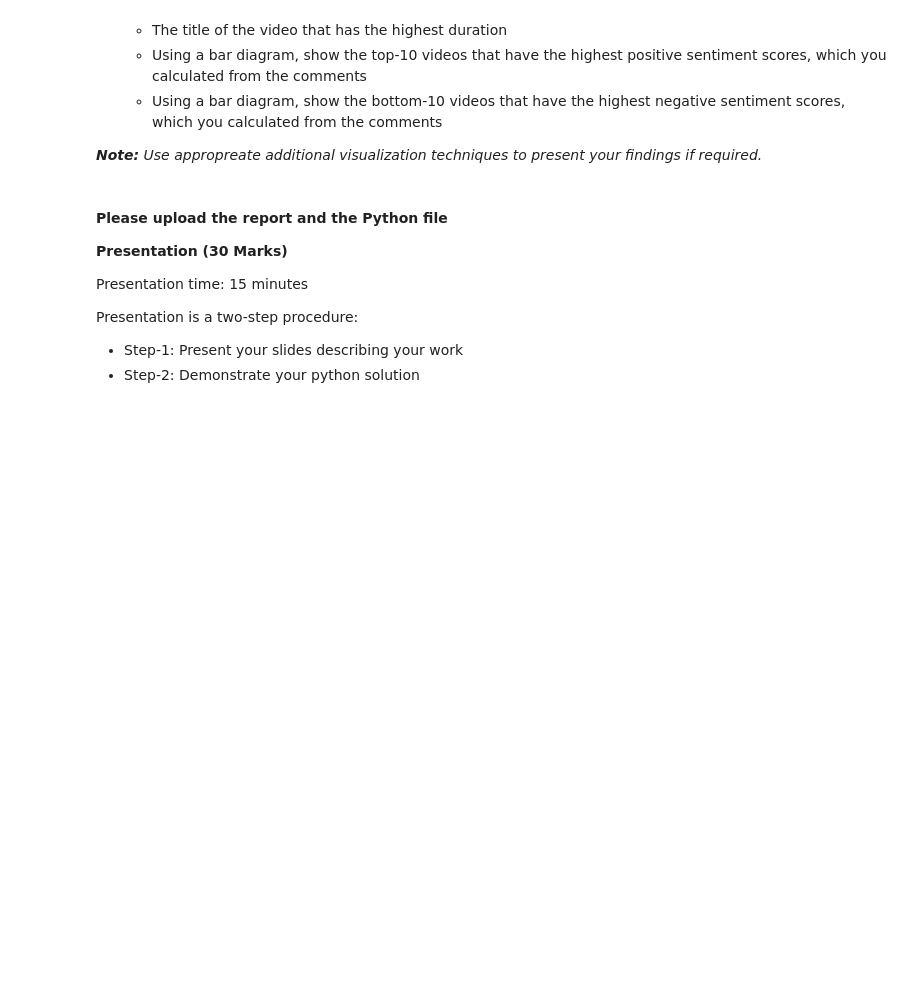
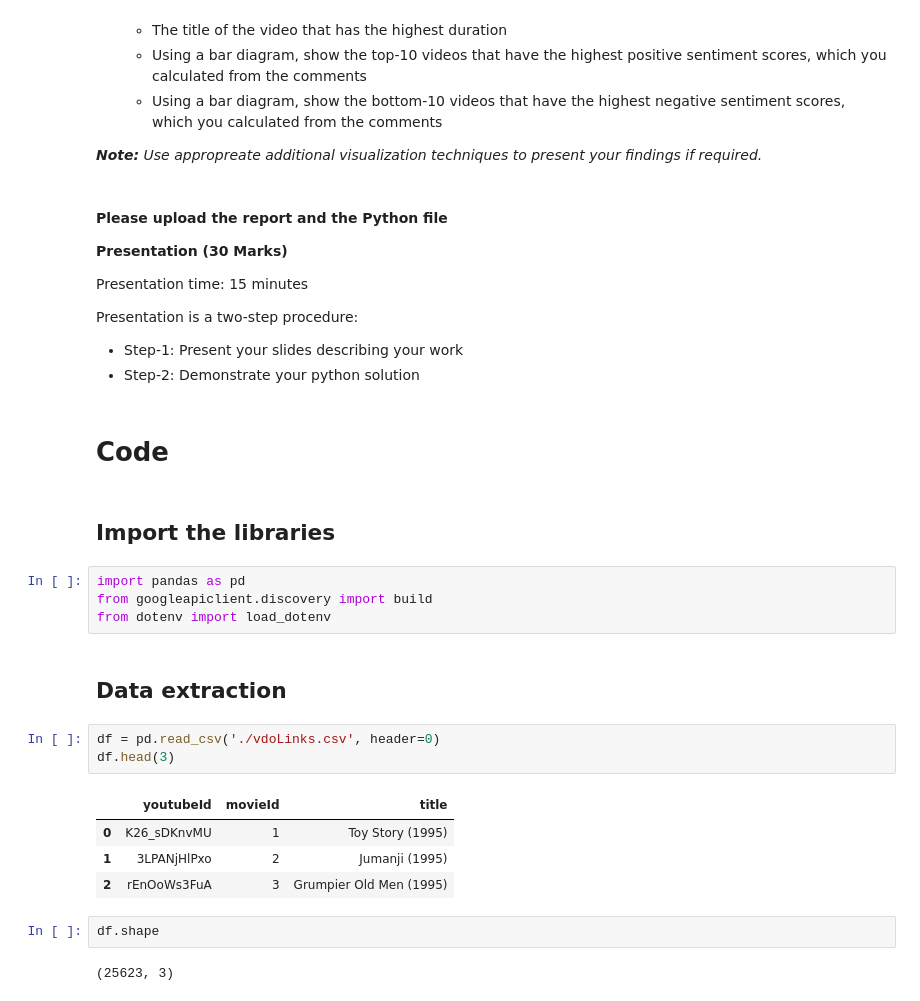
Before and after one commit to danielsqc/Analyzing_YouTube_Data, a Jupyter notebook: Assignment.ipynb, the cells around one changed output. Saved outputs shown, nothing was run; the diff lists cells and outputs as text; blank space fills up the shorter version.

```diff
--- a/Assignment.ipynb
+++ b/Assignment.ipynb
@@ -55,3 +53,25 @@ Presentation time: 15 minutes
 Presentation is a two-step procedure:
 - Step-1: Present your slides describing your work
 - Step-2: Demonstrate your python solution
+# %% [markdown]
+# Code
+# %% [markdown]
+## Import the libraries
+# %%
+import pandas as pd
+from googleapiclient.discovery import build
+from dotenv import load_dotenv
+# %% [markdown]
+## Data extraction
+# %%
+df = pd.read_csv('./vdoLinks.csv', header=0)
+df.head(3)
+# %% [output]
+|  | youtubeId | movieId | title |
+| 0 | K26_sDKnvMU | 1 | Toy Story (1995) |
+| 1 | 3LPANjHlPxo | 2 | Jumanji (1995) |
+| 2 | rEnOoWs3FuA | 3 | Grumpier Old Men (1995) |
+# %%
+df.shape
+# %% [output]
+(25623, 3)
```
Also changed, not shown: parts of 33 cells of this notebook, 28 other files.
